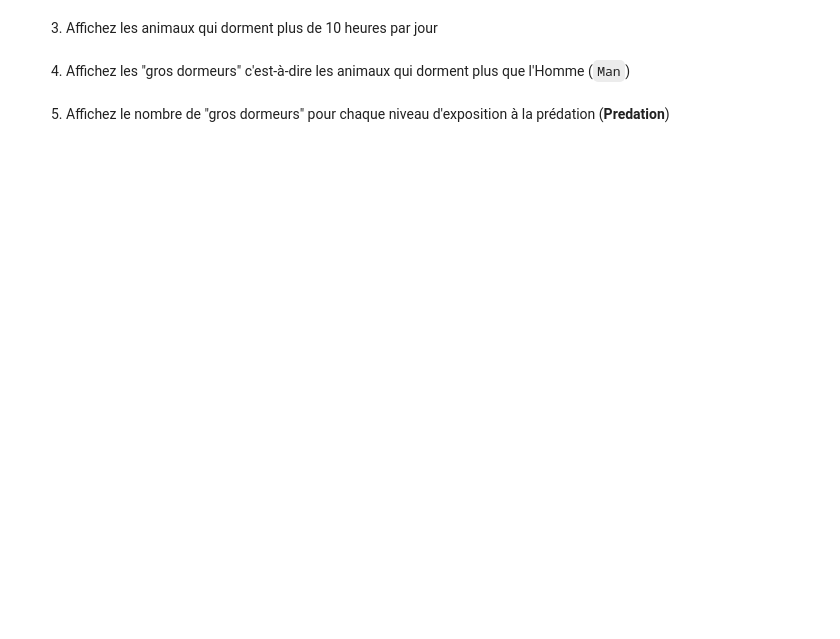
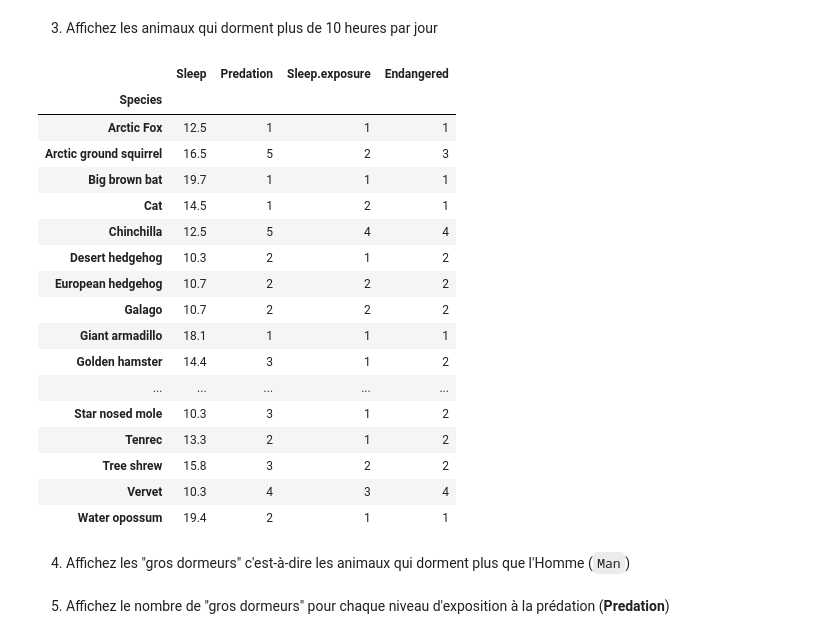
Before and after one commit to Asminouch/Semestre4_2026, a Jupyter notebook: opti/TP3 - Introduction à Pandas-20260206/TP3_Pandas.ipynb, the cells around one changed output. Cells and saved outputs as stored; diff of their text form; code cells hidden in the pictures; blank space fills up the shorter version.

```diff
--- a/opti/TP3 - Introduction à Pandas-20260206/TP3_Pandas.ipynb
+++ b/opti/TP3 - Introduction à Pandas-20260206/TP3_Pandas.ipynb
@@ -306,2 +349,5 @@ df2= df[["Sleep", "Predation",  "Sleep.exposure", "Endangered"]]
 # %% [markdown]
 2. Dans ce Dataframe, il y a 4 espèces dont la durée de sommeil n'est pas donnée (valeurs manquantes). Utilisez la méthode [`.isna()`](https://pandas.pydata.org/docs/reference/api/pandas.DataFrame.isna.html?highlight=isna#pandas.DataFrame.isna) pour les identifier puis la méthode [`.dropna(`*axis*`)`](https://pandas.pydata.org/docs/reference/api/pandas.DataFrame.dropna.html?highlight=dropna#pandas.DataFrame.dropna) pour les supprimer
+# %%
+df2.dropna(axis=0, inplace=True)
+df2.describe()
@@ -308,4 +368,25 @@ df2= df[["Sleep", "Predation",  "Sleep.exposure", "Endangered"]]
 # %% [markdown]
 3. Affichez les animaux qui dorment plus de 10 heures par jour
+# %%
+df2[df2["Sleep"]>10]
+# %% [output]
+|  | Sleep | Predation | Sleep.exposure | Endangered |
+| Species |  |  |  |  |
+| Arctic Fox | 12.5 | 1 | 1 | 1 |
+| Arctic ground squirrel | 16.5 | 5 | 2 | 3 |
+| Big brown bat | 19.7 | 1 | 1 | 1 |
+| Cat | 14.5 | 1 | 2 | 1 |
+| Chinchilla | 12.5 | 5 | 4 | 4 |
+| Desert hedgehog | 10.3 | 2 | 1 | 2 |
+| European hedgehog | 10.7 | 2 | 2 | 2 |
+| Galago | 10.7 | 2 | 2 | 2 |
+| Giant armadillo | 18.1 | 1 | 1 | 1 |
+| Golden hamster | 14.4 | 3 | 1 | 2 |
+| ... | ... | ... | ... | ... |
+| Star nosed mole | 10.3 | 3 | 1 | 2 |
+| Tenrec | 13.3 | 2 | 1 | 2 |
+| Tree shrew | 15.8 | 3 | 2 | 2 |
+| Vervet | 10.3 | 4 | 3 | 4 |
+| Water opossum | 19.4 | 2 | 1 | 1 |
 # %% [markdown]
 4. Affichez les "gros dormeurs" c'est-à-dire les animaux qui dorment plus que l'Homme (`Man`)
```
Also changed, not shown: parts of 22 cells of this notebook.
